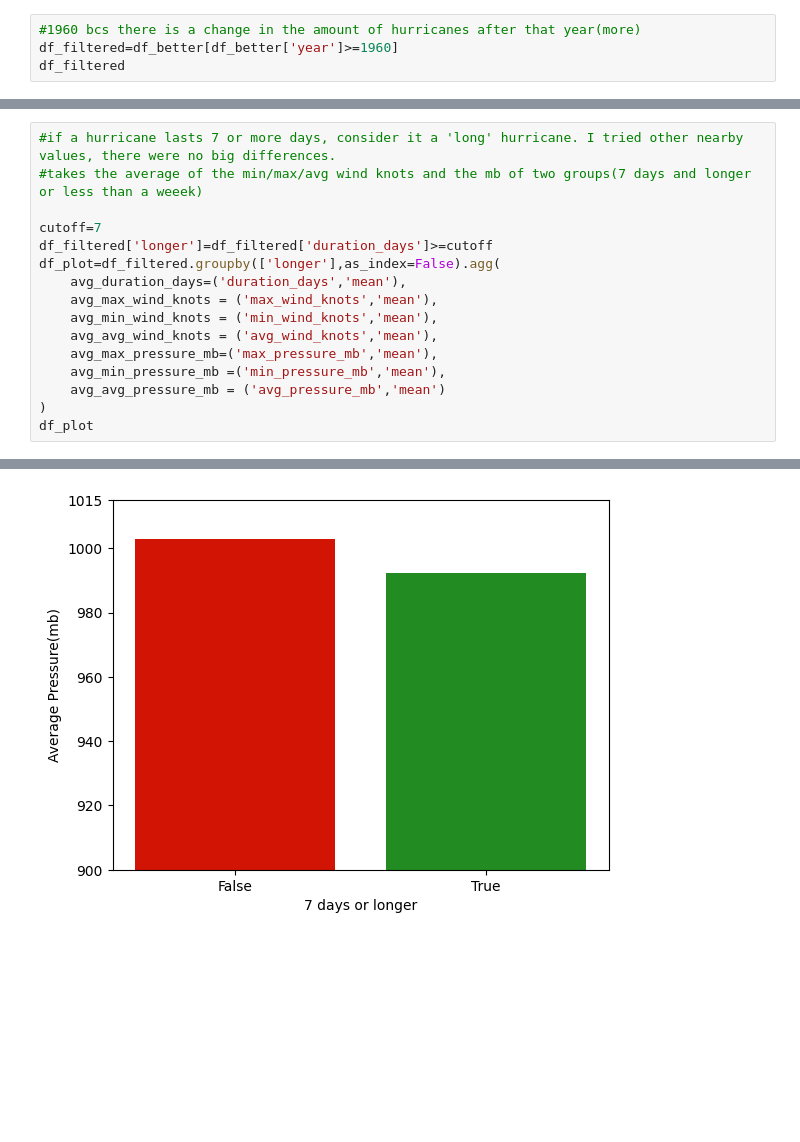
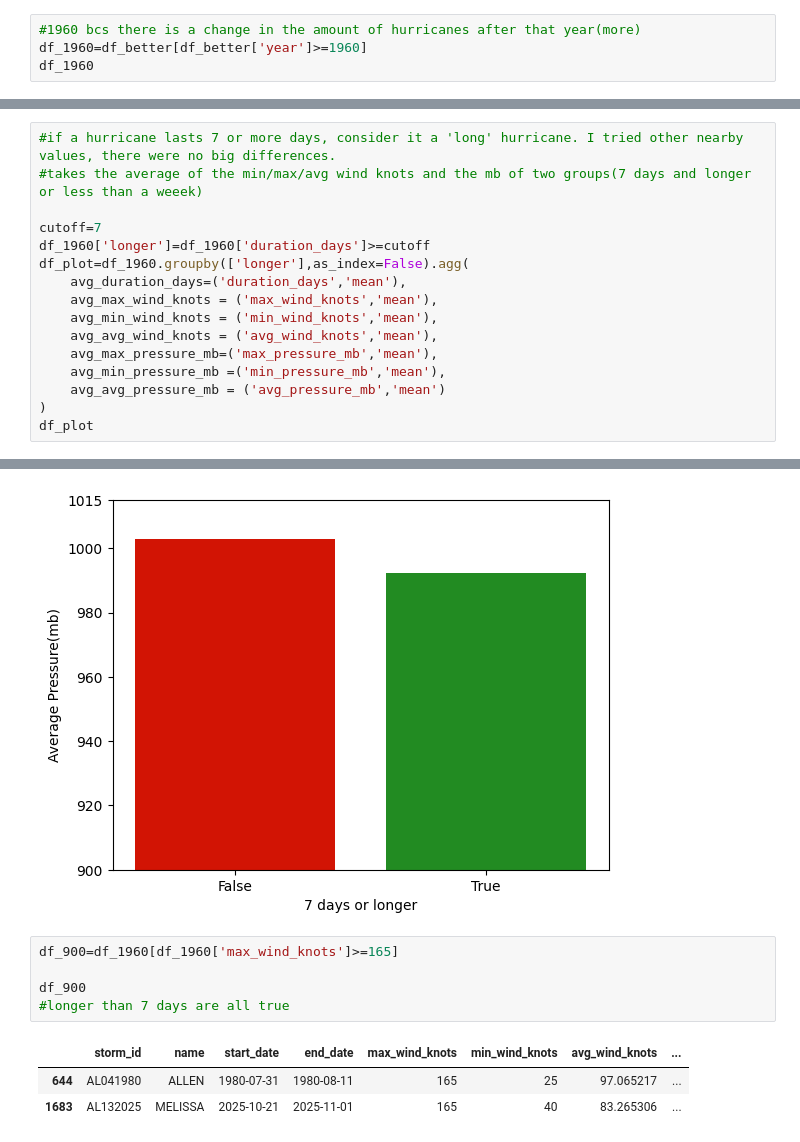
Before and after one commit to Erica4397/for_coding_camp1, a Jupyter notebook: ForCodingCampNotebook.ipynb, the cells around one changed output, grey strips where cells are left out. Saved outputs shown, nothing was run; the diff lists cells and outputs as text; blank space fills up the shorter version.

```diff
--- a/ForCodingCampNotebook.ipynb
+++ b/ForCodingCampNotebook.ipynb
@@ -364,8 +364,8 @@ plt.show()
 [figure]
 # %%
 #1960 bcs there is a change in the amount of hurricanes after that year(more)
-df_filtered=df_better[df_better['year']>=1960]
-df_filtered
+df_1960=df_better[df_better['year']>=1960]
+df_1960
 # %% [output]
 |  | storm_id | name | start_date | end_date | max_wind_knots | min_wind_knots | avg_wind_knots | ... |
 | 109 | AL011960 | UNNAMED | 1960-06-22 | 1960-06-28 | 50 | 20 | 28.888889 | ... |
@@ -385,8 +390,8 @@ df_filtered
 #takes the average of the min/max/avg wind knots and the mb of two groups(7 days and longer or less than a weeek)
 
 cutoff=7
-df_filtered['longer']=df_filtered['duration_days']>=cutoff
-df_plot=df_filtered.groupby(['longer'],as_index=False).agg(
+df_1960['longer']=df_1960['duration_days']>=cutoff
+df_plot=df_1960.groupby(['longer'],as_index=False).agg(
     avg_duration_days=('duration_days','mean'),
     avg_max_wind_knots = ('max_wind_knots','mean'),
     avg_min_wind_knots = ('min_wind_knots','mean'),
@@ -429,3 +435,12 @@ plt.ylabel('Average Pressure(mb)')
 plt.show()
 # %% [output]
 [figure]
+# %%
+df_900=df_1960[df_1960['max_wind_knots']>=165]
+
+df_900
+#longer than 7 days are all true
+# %% [output]
+|  | storm_id | name | start_date | end_date | max_wind_knots | min_wind_knots | avg_wind_knots | ... |
+| 644 | AL041980 | ALLEN | 1980-07-31 | 1980-08-11 | 165 | 25 | 97.065217 | ... |
+| 1683 | AL132025 | MELISSA | 2025-10-21 | 2025-11-01 | 165 | 40 | 83.265306 | ... |
```
Also changed, not shown: parts of 3 cells of this notebook.
